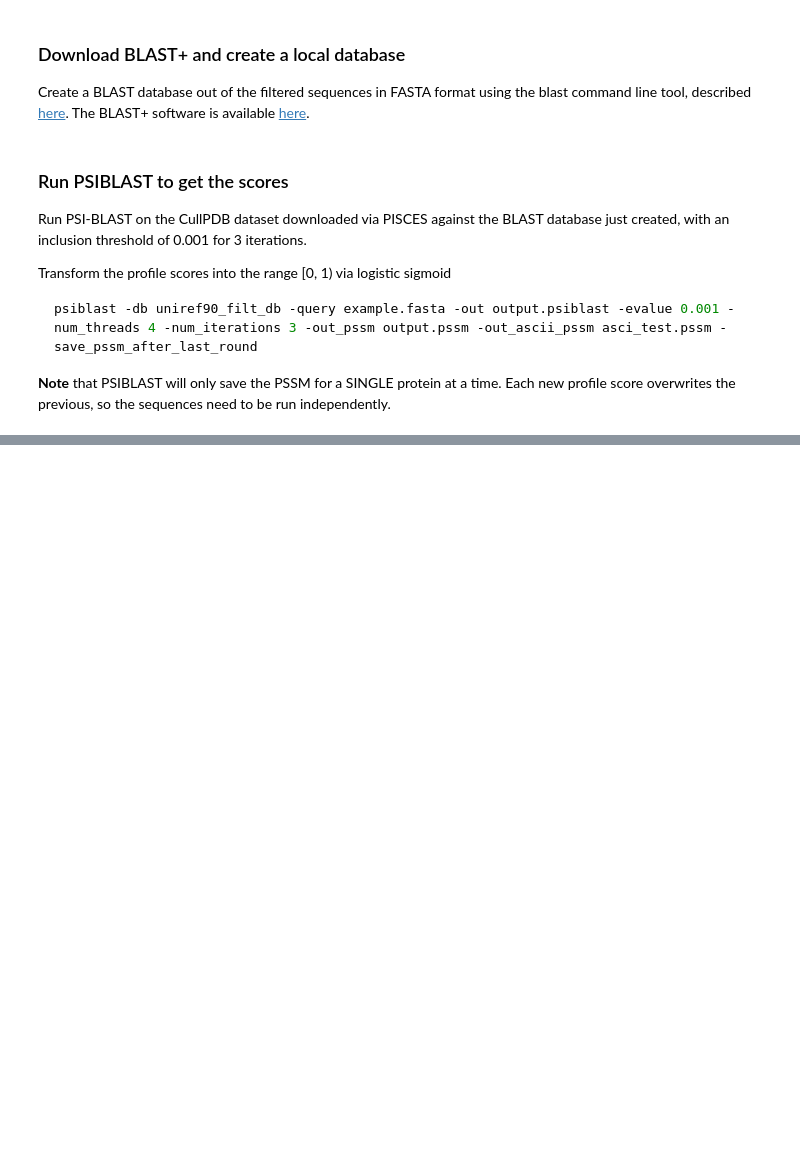
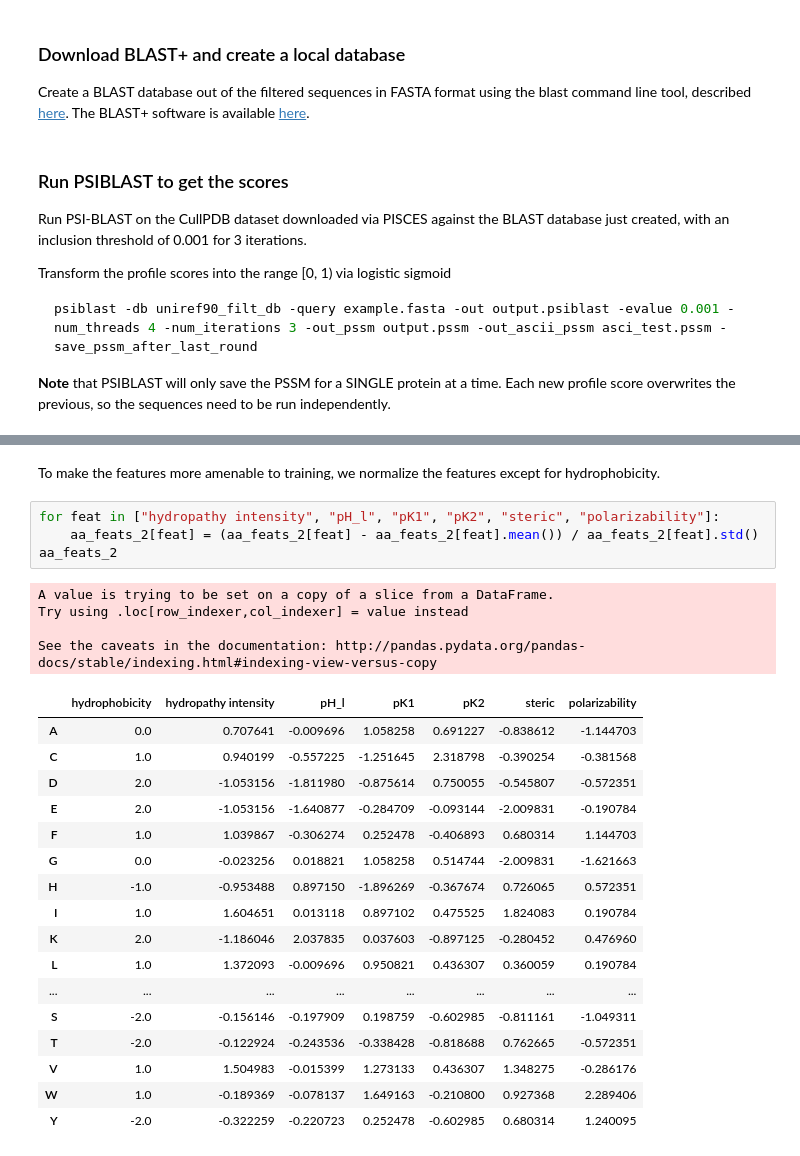
Before and after one commit to dillondaudert/proteindatasets, a Jupyter notebook: README.ipynb, the cells around one changed output, grey strips where cells are left out. Drawn from its saved outputs; the diff is of its cells as text; blank space fills up the shorter version.

```diff
--- a/README.ipynb
+++ b/README.ipynb
@@ -154,0 +186,28 @@ The strategy for these is thus to replace them with 'C' for cysteine.
+# %% [markdown]
+To make the features more amenable to training, we normalize the features except for hydrophobicity.
+# %%
+for feat in ["hydropathy intensity", "pH_l", "pK1", "pK2", "steric", "polarizability"]:
+    aa_feats_2[feat] = (aa_feats_2[feat] - aa_feats_2[feat].mean()) / aa_feats_2[feat].std()
+aa_feats_2
+# %% [output]
+A value is trying to be set on a copy of a slice from a DataFrame.
+Try using .loc[row_indexer,col_indexer] = value instead
+
+See the caveats in the documentation: http://pandas.pydata.org/pandas-docs/stable/indexing.html#indexing-view-versus-copy
+|  | hydrophobicity | hydropathy intensity | pH_l | pK1 | pK2 | steric | polarizability |
+| A | 0.0 | 0.707641 | -0.009696 | 1.058258 | 0.691227 | -0.838612 | -1.144703 |
+| C | 1.0 | 0.940199 | -0.557225 | -1.251645 | 2.318798 | -0.390254 | -0.381568 |
+| D | 2.0 | -1.053156 | -1.811980 | -0.875614 | 0.750055 | -0.545807 | -0.572351 |
+| E | 2.0 | -1.053156 | -1.640877 | -0.284709 | -0.093144 | -2.009831 | -0.190784 |
+| F | 1.0 | 1.039867 | -0.306274 | 0.252478 | -0.406893 | 0.680314 | 1.144703 |
+| G | 0.0 | -0.023256 | 0.018821 | 1.058258 | 0.514744 | -2.009831 | -1.621663 |
+| H | -1.0 | -0.953488 | 0.897150 | -1.896269 | -0.367674 | 0.726065 | 0.572351 |
+| I | 1.0 | 1.604651 | 0.013118 | 0.897102 | 0.475525 | 1.824083 | 0.190784 |
+| K | 2.0 | -1.186046 | 2.037835 | 0.037603 | -0.897125 | -0.280452 | 0.476960 |
+| L | 1.0 | 1.372093 | -0.009696 | 0.950821 | 0.436307 | 0.360059 | 0.190784 |
+| ... | ... | ... | ... | ... | ... | ... | ... |
+| S | -2.0 | -0.156146 | -0.197909 | 0.198759 | -0.602985 | -0.811161 | -1.049311 |
+| T | -2.0 | -0.122924 | -0.243536 | -0.338428 | -0.818688 | 0.762665 | -0.572351 |
+| V | 1.0 | 1.504983 | -0.015399 | 1.273133 | 0.436307 | 1.348275 | -0.286176 |
+| W | 1.0 | -0.189369 | -0.078137 | 1.649163 | -0.210800 | 0.927368 | 2.289406 |
+| Y | -2.0 | -0.322259 | -0.220723 | 0.252478 | -0.602985 | 0.680314 | 1.240095 |
```
Also changed, not shown: parts of 26 cells of this notebook, 1 other file.
